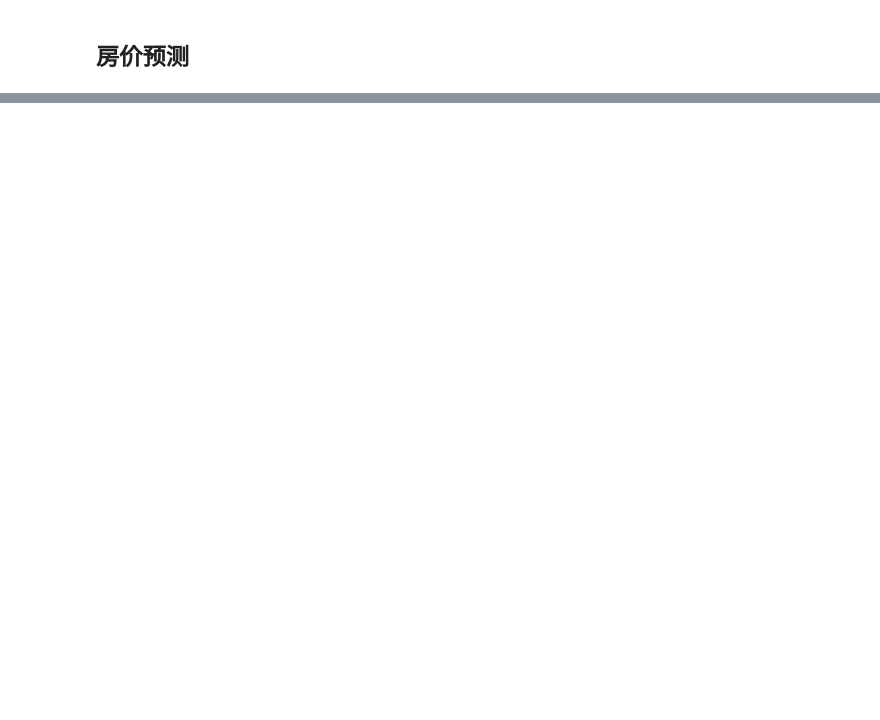
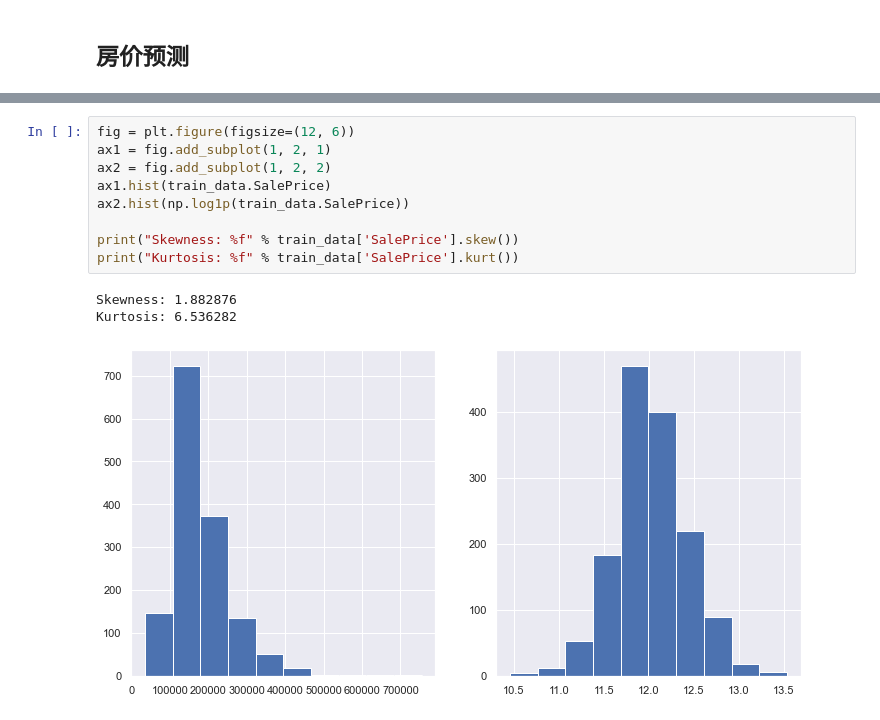
Before and after one commit to Hemingwaycn/Kaggle-Solution, a Jupyter notebook: house-prices/house_example1.ipynb, the cells around one changed output, grey strips where cells are left out. Cells and saved outputs as stored; diff of their text form; blank space fills up the shorter version.

```diff
--- a/house-prices/house_example1.ipynb
+++ b/house-prices/house_example1.ipynb
@@ -49,0 +242,13 @@ train_data.isnull().sum()[lambda x: x>0].sort_values(ascending=False)
+# %%
+fig = plt.figure(figsize=(12, 6))
+ax1 = fig.add_subplot(1, 2, 1)
+ax2 = fig.add_subplot(1, 2, 2)
+ax1.hist(train_data.SalePrice)
+ax2.hist(np.log1p(train_data.SalePrice))
+
+print("Skewness: %f" % train_data['SalePrice'].skew())
+print("Kurtosis: %f" % train_data['SalePrice'].kurt())
+# %% [output]
+Skewness: 1.882876
+Kurtosis: 6.536282
+[figure, added]
```
Also changed, not shown: parts of 44 cells of this notebook, 4 other files.
